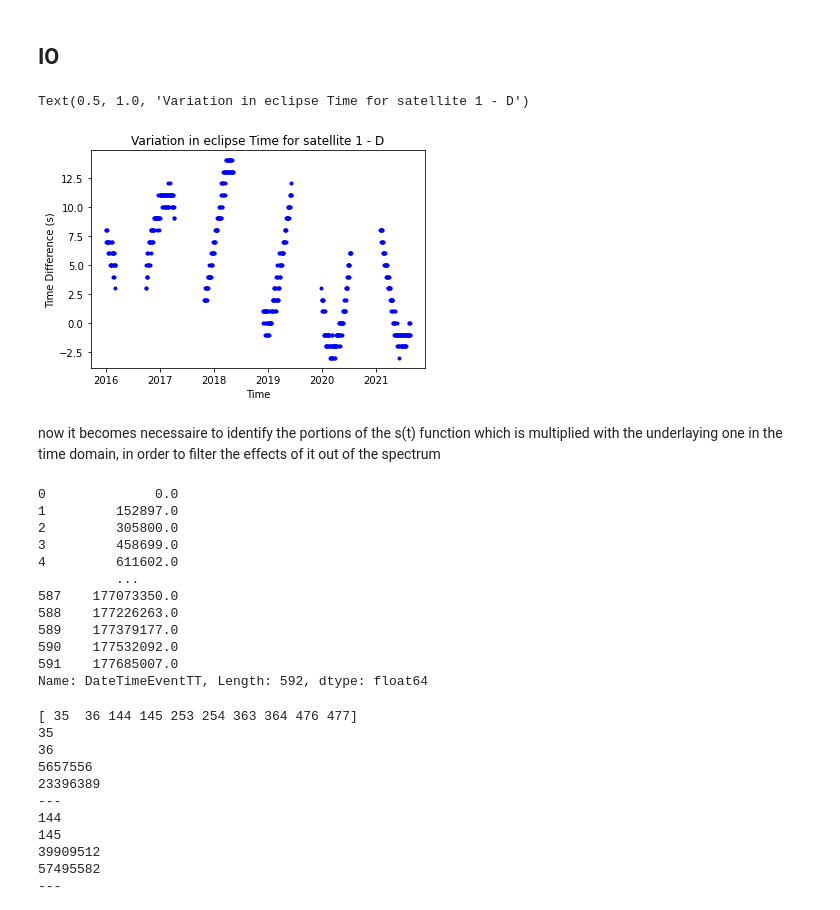
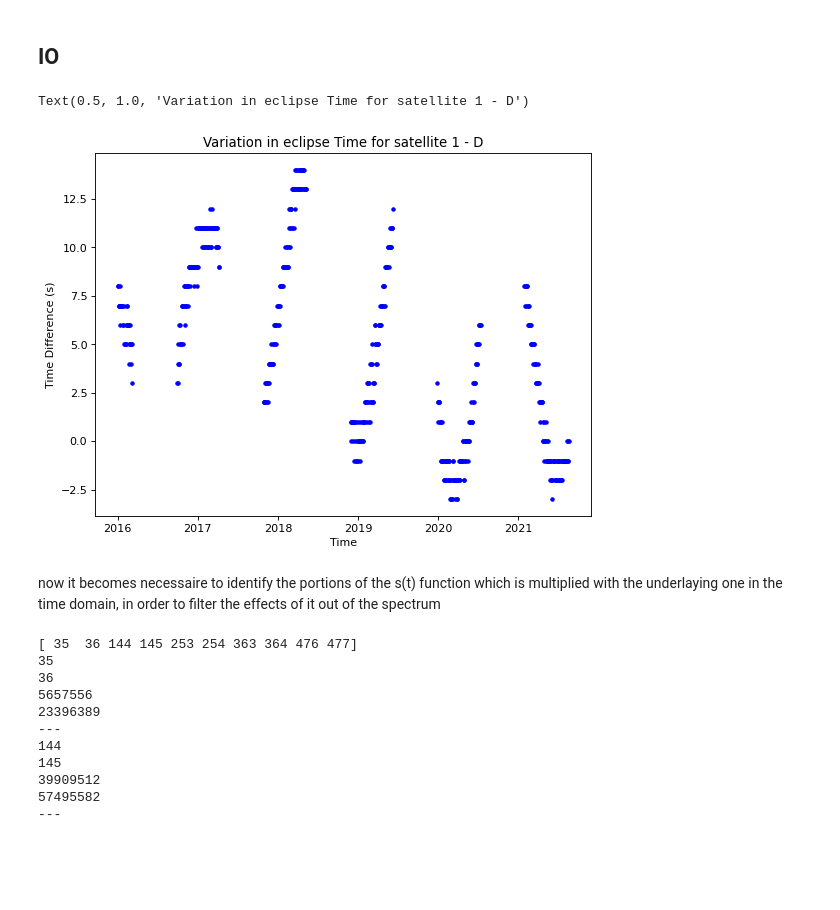
Before and after one commit to vittorioserra/jupiter_moons, a Jupyter notebook: pymeeus-master/analyzeEvent/FFT-ordered.ipynb, the cells around one changed output. Cells and saved outputs as stored; diff of their text form; code cells hidden in the pictures; blank space fills up the shorter version.

```diff
--- a/pymeeus-master/analyzeEvent/FFT-ordered.ipynb
+++ b/pymeeus-master/analyzeEvent/FFT-ordered.ipynb
@@ -132,16 +91,18 @@ df
 # %%
 df_EC_INT_IO_INT= df[((df.Satellite == 1)&(df.Type1 == 'EC')&(df.Type2 == 'D')&(df.Type3 == 'INT'))]
 
 df_EC_INT_IO_INT= df_EC_INT_IO_INT[[ 'DateTimeEventTT','deltaTime']]
+
+figure(figsize=(8, 6), dpi=80)
 
 dates_int = matplotlib.dates.date2num(df_EC_INT_IO_INT['DateTimeEventTT'].to_numpy())
 matplotlib.pyplot.plot_date(dates_int, df_EC_INT_IO_INT['deltaTime'].to_numpy(), 'b.')
 
 plt.ylabel('Time Difference (s)')
 plt.xlabel('Time')
 plt.title('Variation in eclipse Time for satellite 1 - D')
 # %% [output]
 Text(0.5, 1.0, 'Variation in eclipse Time for satellite 1 - D')
-[figure, old version]
+[figure, new version]
 # %% [markdown]
 now it becomes necessaire to identify the portions of the s(t) function which is multiplied with the underlaying one in the time domain, in order to filter the effects of it out of the spectrum
@@ -150,24 +109 @@ datetime_array = df_EC_INT_IO_INT['DateTimeEventTT'].to_numpy()
-# %%
-df_unix_sec = pd.to_datetime(df_EC_INT_IO_INT['DateTimeEventTT']).astype(int)/ 10**9
-
-#print(df_unix_sec)
-
-first_sampling_time = df_unix_sec[0]
-
-relative_sampling_time = df_unix_sec - first_sampling_time
-
-print(relative_sampling_time)
-# %% [output]
-0              0.0
-1         152897.0
-2         305800.0
-3         458699.0
-4         611602.0
-          ...
-587    177073350.0
-588    177226263.0
-589    177379177.0
-590    177532092.0
-591    177685007.0
-Name: DateTimeEventTT, Length: 592, dtype: float64
 # %%
```
Also changed, not shown: parts of 209 cells of this notebook, 6 other files.
